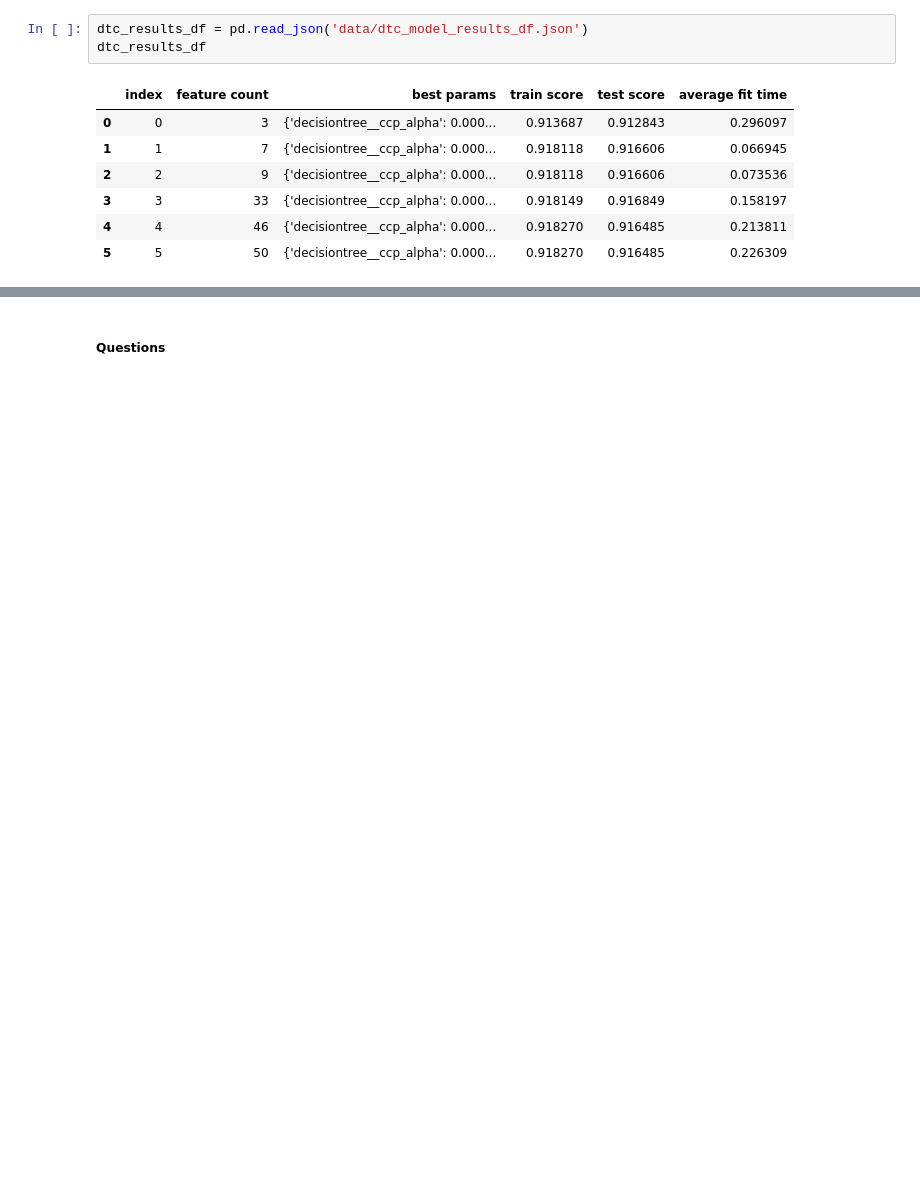
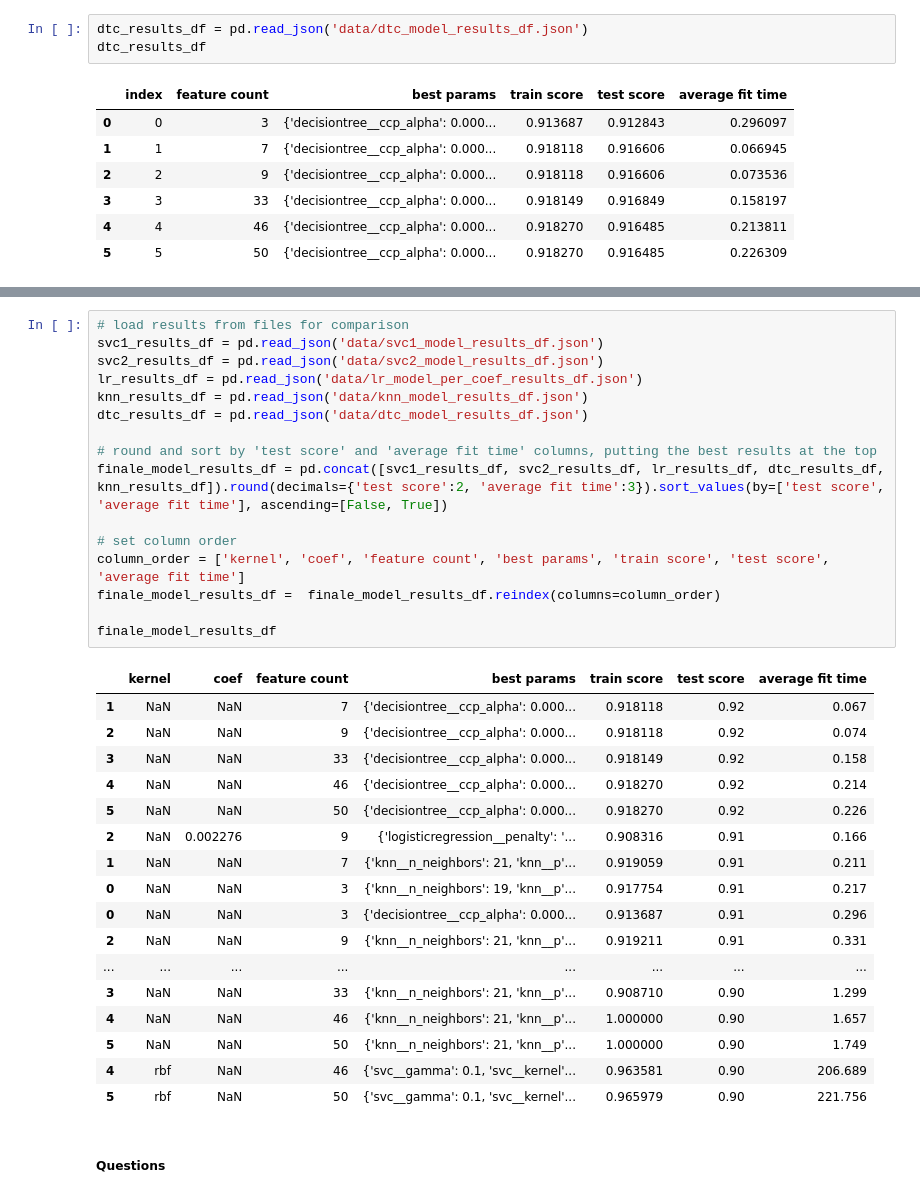
Before and after one commit to codemonkey1101/module-17, a Jupyter notebook: prompt_III.ipynb, the cells around one changed output, grey strips where cells are left out. Drawn from its saved outputs; the diff is of its cells as text; blank space fills up the shorter version.

```diff
--- a/prompt_III.ipynb
+++ b/prompt_III.ipynb
@@ -943,2 +1067,36 @@ svc2_results_df
+# %%
+# load results from files for comparison
+svc1_results_df = pd.read_json('data/svc1_model_results_df.json')
+svc2_results_df = pd.read_json('data/svc2_model_results_df.json')
+lr_results_df = pd.read_json('data/lr_model_per_coef_results_df.json')
+knn_results_df = pd.read_json('data/knn_model_results_df.json')
+dtc_results_df = pd.read_json('data/dtc_model_results_df.json')
+
+# round and sort by 'test score' and 'average fit time' columns, putting the best results at the top
+finale_model_results_df = pd.concat([svc1_results_df, svc2_results_df, lr_results_df, dtc_results_df, knn_results_df]).round(decimals={'test score':2, 'average fit time':3}).sort_values(by=['test score', 'average fit time'], ascending=[False, True])
+
+# set column order
+column_order = ['kernel', 'coef', 'feature count', 'best params', 'train score', 'test score', 'average fit time']
+finale_model_results_df =  finale_model_results_df.reindex(columns=column_order)
+
+finale_model_results_df
+# %% [output]
+|  | kernel | coef | feature count | best params | train score | test score | average fit time |
+| 1 | NaN | NaN | 7 | {'decisiontree__ccp_alpha': 0.000... | 0.918118 | 0.92 | 0.067 |
+| 2 | NaN | NaN | 9 | {'decisiontree__ccp_alpha': 0.000... | 0.918118 | 0.92 | 0.074 |
+| 3 | NaN | NaN | 33 | {'decisiontree__ccp_alpha': 0.000... | 0.918149 | 0.92 | 0.158 |
+| 4 | NaN | NaN | 46 | {'decisiontree__ccp_alpha': 0.000... | 0.918270 | 0.92 | 0.214 |
+| 5 | NaN | NaN | 50 | {'decisiontree__ccp_alpha': 0.000... | 0.918270 | 0.92 | 0.226 |
+| 2 | NaN | 0.002276 | 9 | {'logisticregression__penalty': '... | 0.908316 | 0.91 | 0.166 |
+| 1 | NaN | NaN | 7 | {'knn__n_neighbors': 21, 'knn__p'... | 0.919059 | 0.91 | 0.211 |
+| 0 | NaN | NaN | 3 | {'knn__n_neighbors': 19, 'knn__p'... | 0.917754 | 0.91 | 0.217 |
+| 0 | NaN | NaN | 3 | {'decisiontree__ccp_alpha': 0.000... | 0.913687 | 0.91 | 0.296 |
+| 2 | NaN | NaN | 9 | {'knn__n_neighbors': 21, 'knn__p'... | 0.919211 | 0.91 | 0.331 |
+| ... | ... | ... | ... | ... | ... | ... | ... |
+| 3 | NaN | NaN | 33 | {'knn__n_neighbors': 21, 'knn__p'... | 0.908710 | 0.90 | 1.299 |
+| 4 | NaN | NaN | 46 | {'knn__n_neighbors': 21, 'knn__p'... | 1.000000 | 0.90 | 1.657 |
+| 5 | NaN | NaN | 50 | {'knn__n_neighbors': 21, 'knn__p'... | 1.000000 | 0.90 | 1.749 |
+| 4 | rbf | NaN | 46 | {'svc__gamma': 0.1, 'svc__kernel'... | 0.963581 | 0.90 | 206.689 |
+| 5 | rbf | NaN | 50 | {'svc__gamma': 0.1, 'svc__kernel'... | 0.965979 | 0.90 | 221.756 |
 # %% [markdown]
 ##### Questions
```
Also changed, not shown: parts of 27 cells of this notebook, 6 other files.
